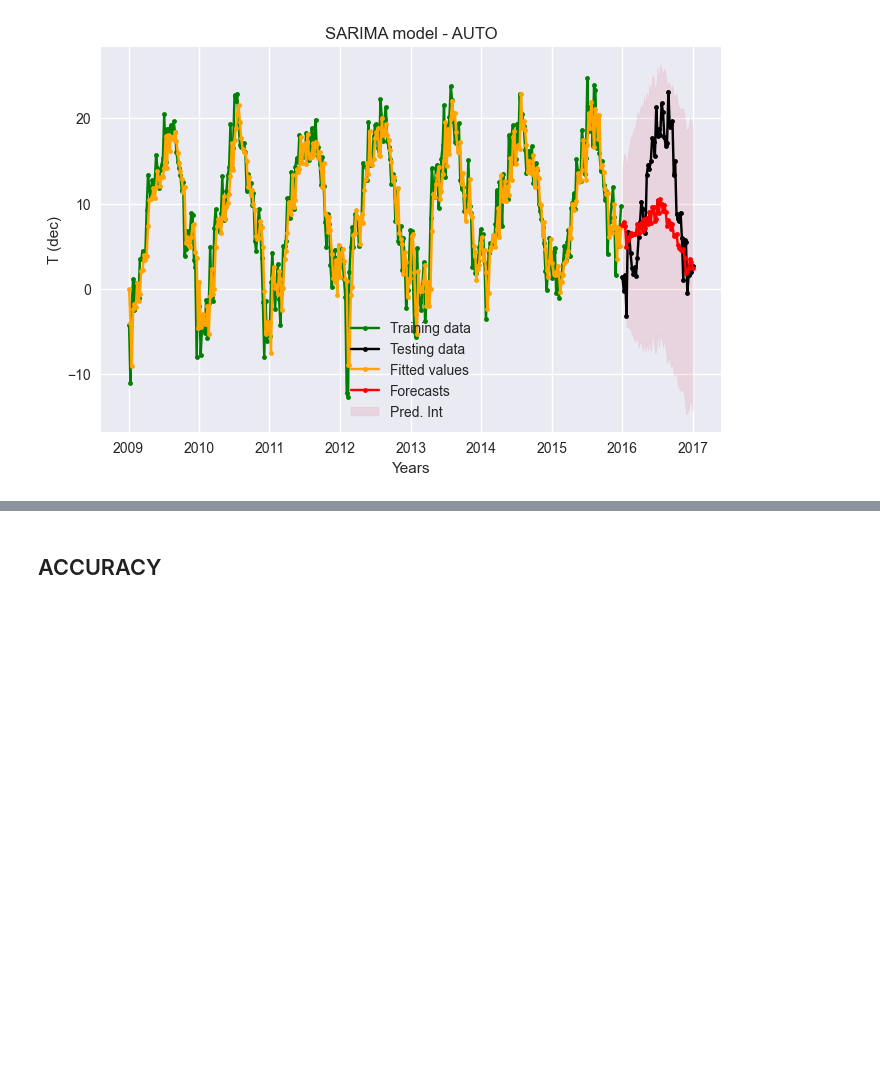
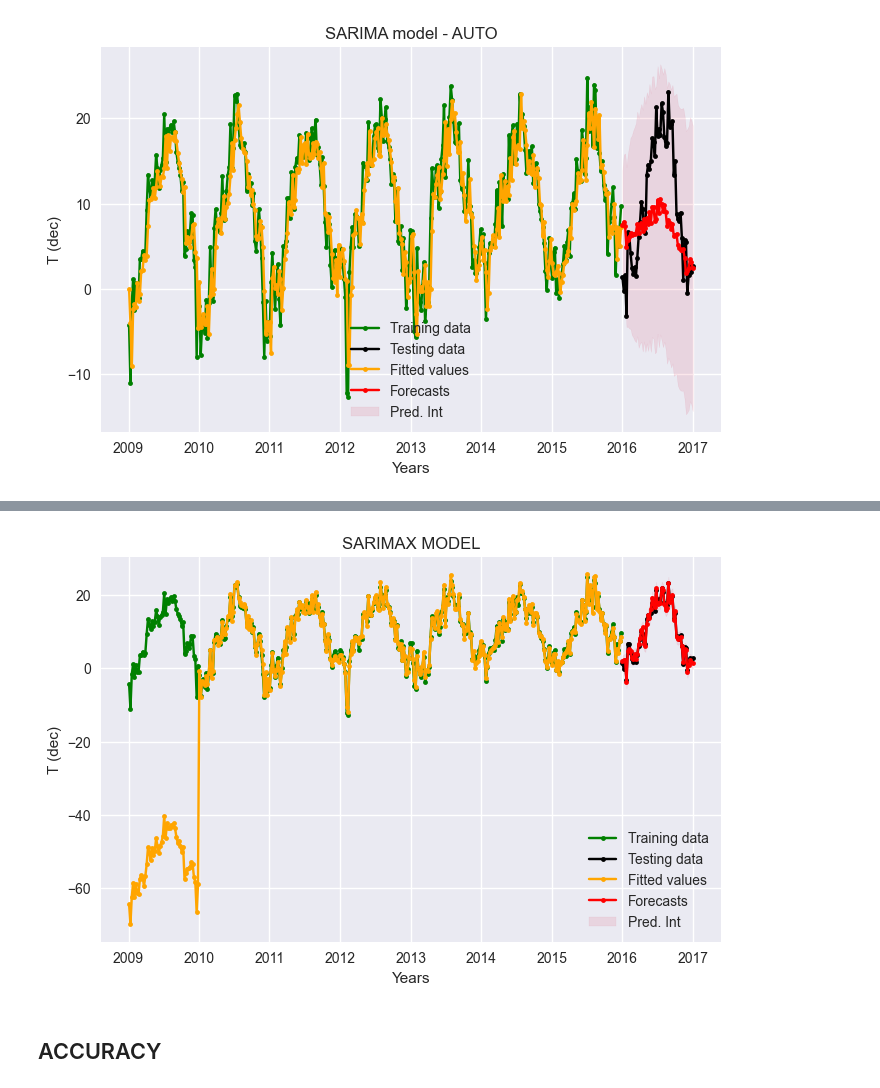
Before and after one commit to alelovo/StatisticalModels_project, a Jupyter notebook: SARIMA_family_models.ipynb, the cells around one changed output, grey strips where cells are left out. Saved outputs shown, nothing was run; the diff lists cells and outputs as text; code cells hidden in the pictures; blank space fills up the shorter version.

```diff
--- a/SARIMA_family_models.ipynb
+++ b/SARIMA_family_models.ipynb
@@ -262,0 +368,16 @@ accuracy_SARIMA_df = pd.concat([accuracy_SARIMA_df, pd.DataFrame({'Model':'AUTO
+# %%
+plt.figure(figsize=(8,5))
+plt.plot((train_t), color='green',marker = '.',label='Training data')
+plt.plot(test_t, color='black', marker = '.',label='Testing data')
+plt.plot((SARIMAX_model.fittedvalues),color='orange', marker = '.', label='Fitted values')
+plt.plot(SARIMAX_forecast, color='red', marker = '.', label='Forecasts')
+plt.fill_between(SARIMAX_model_pred_df.index, SARIMAX_model_pred_df['mean_ci_lower'], SARIMAX_model_pred_df['mean_ci_upper'], alpha=.1, color='crimson', label='Pred. Int')
+plt.xlabel('Years')
+plt.ylabel('T (dec)')
+plt.title('SARIMAX MODEL')
+plt.legend()
+plt.show()
+
+# CREDO DI SIA QUALCOSA CHE NON VA
+# %% [output]
+[figure, added]
```
Also changed, not shown: parts of 15 cells of this notebook.
